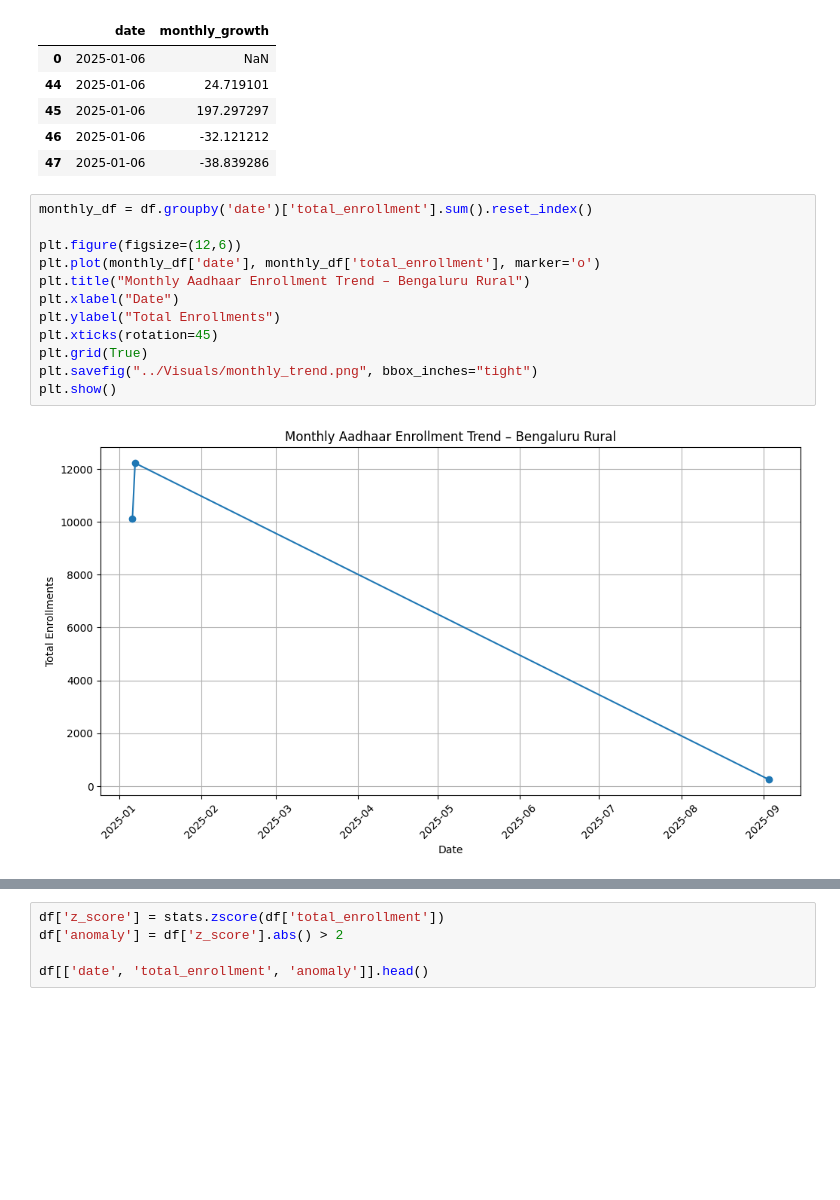
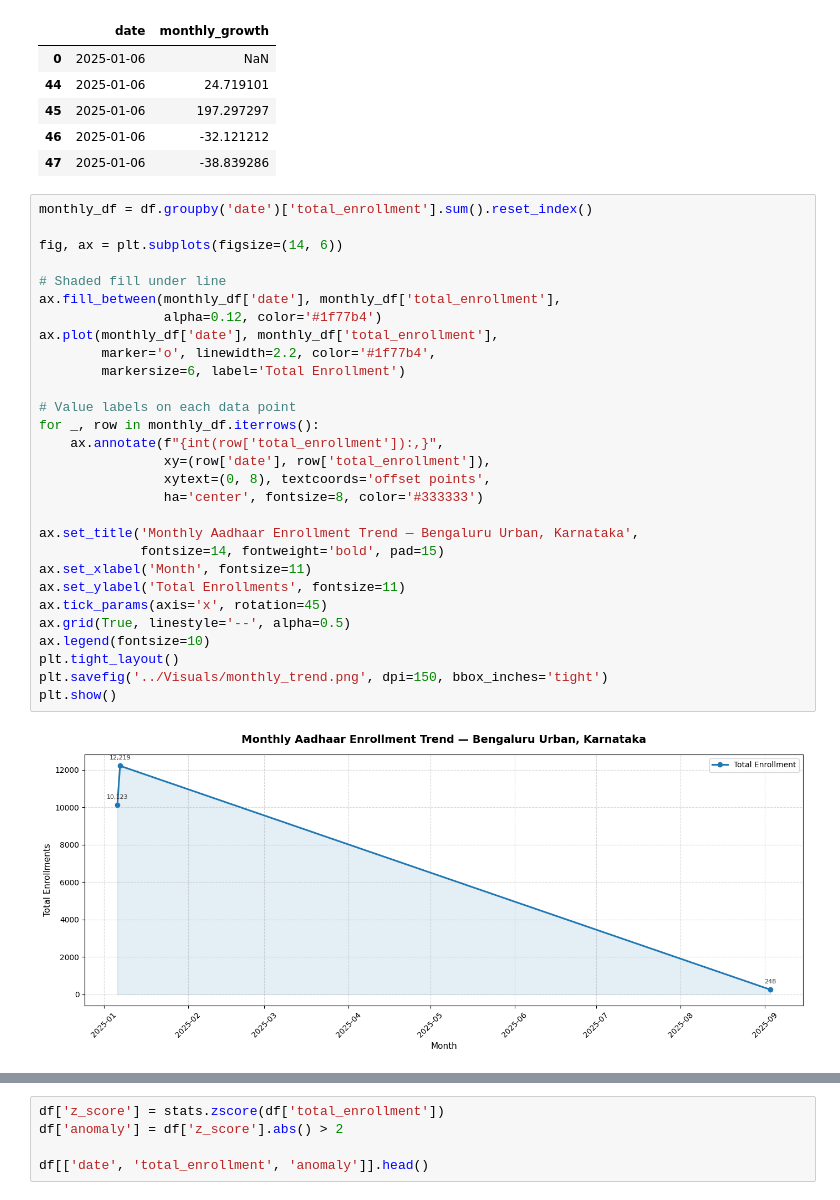
Before and after one commit to VinodhKumar-G/Aadhar-Enrollment-Anomaly-Detection, a Jupyter notebook: Notebook/Analysis.ipynb, the cells around one changed output, grey strips where cells are left out. Cells and saved outputs as stored; diff of their text form; blank space fills up the shorter version.

```diff
--- a/Notebook/Analysis.ipynb
+++ b/Notebook/Analysis.ipynb
@@ -69,17 +69,34 @@ df[['date', 'monthly_growth']].head()
 # %%
 monthly_df = df.groupby('date')['total_enrollment'].sum().reset_index()
 
-plt.figure(figsize=(12,6))
-plt.plot(monthly_df['date'], monthly_df['total_enrollment'], marker='o')
-plt.title("Monthly Aadhaar Enrollment Trend – Bengaluru Rural")
-plt.xlabel("Date")
-plt.ylabel("Total Enrollments")
-plt.xticks(rotation=45)
-plt.grid(True)
-plt.savefig("../Visuals/monthly_trend.png", bbox_inches="tight")
+fig, ax = plt.subplots(figsize=(14, 6))
+
+# Shaded fill under line
+ax.fill_between(monthly_df['date'], monthly_df['total_enrollment'],
+                alpha=0.12, color='#1f77b4')
+ax.plot(monthly_df['date'], monthly_df['total_enrollment'],
+        marker='o', linewidth=2.2, color='#1f77b4',
+        markersize=6, label='Total Enrollment')
+
+# Value labels on each data point
+for _, row in monthly_df.iterrows():
+    ax.annotate(f"{int(row['total_enrollment']):,}",
+                xy=(row['date'], row['total_enrollment']),
+                xytext=(0, 8), textcoords='offset points',
+                ha='center', fontsize=8, color='#333333')
+
+ax.set_title('Monthly Aadhaar Enrollment Trend — Bengaluru Urban, Karnataka',
+             fontsize=14, fontweight='bold', pad=15)
+ax.set_xlabel('Month', fontsize=11)
+ax.set_ylabel('Total Enrollments', fontsize=11)
+ax.tick_params(axis='x', rotation=45)
+ax.grid(True, linestyle='--', alpha=0.5)
+ax.legend(fontsize=10)
+plt.tight_layout()
+plt.savefig('../Visuals/monthly_trend.png', dpi=150, bbox_inches='tight')
 plt.show()
 # %% [output]
-[figure, old version]
+[figure, new version]
 # %%
 age_monthly = df.groupby('date')[['age_0_5','age_5_17','age_18_greater']].sum().reset_index()
 
```
Also changed, not shown: parts of 2 cells of this notebook, 3 other files.
